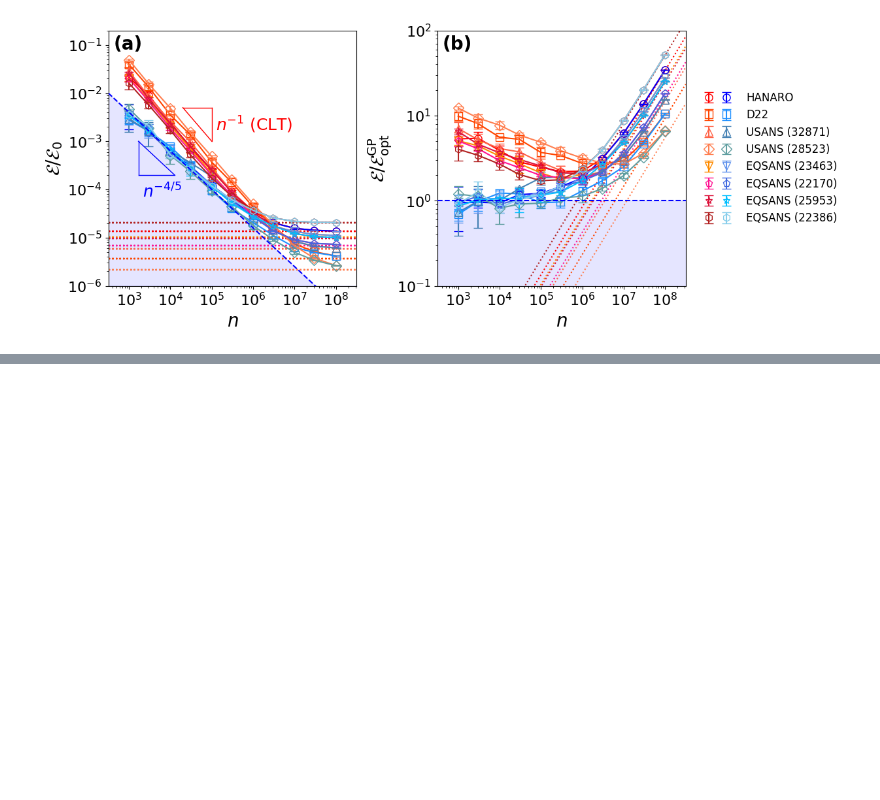
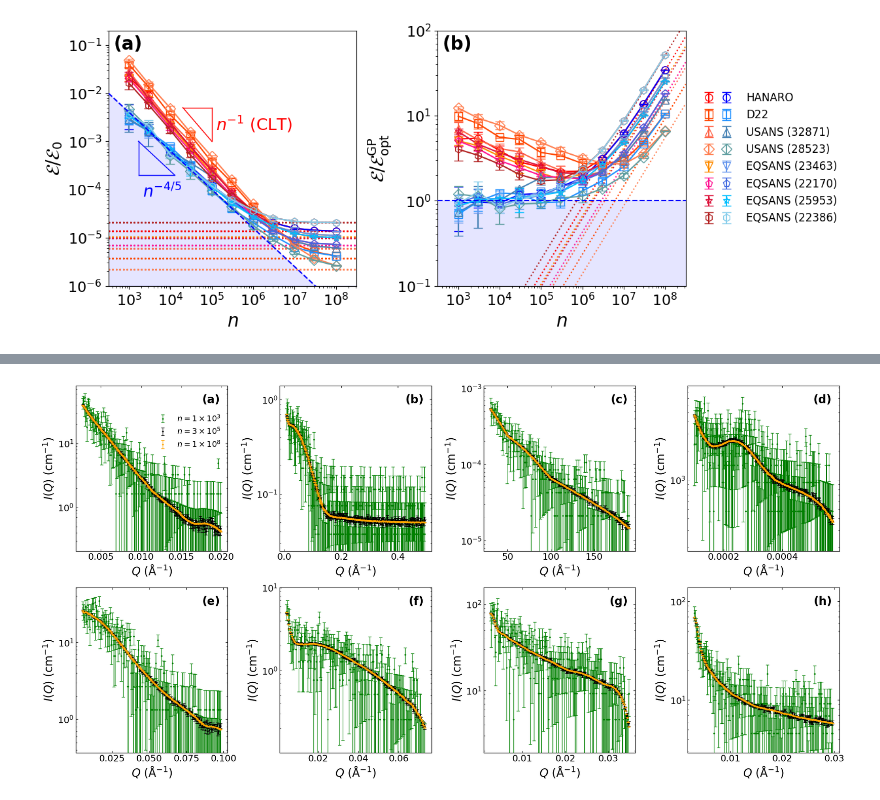
Before and after one commit to ch-tung/MLSR, a Jupyter notebook: binning/test_universality.ipynb, the cells around one changed output, grey strips where cells are left out. Drawn from its saved outputs; the diff is of its cells as text; code cells hidden in the pictures; blank space fills up the shorter version.

```diff
--- a/binning/test_universality.ipynb
+++ b/binning/test_universality.ipynb
@@ -4320,3 +4320,79 @@ beta  = 1.8211e+06 ± 7.7003e+04
 gamma = 3.5161e+12 ± 1.4127e+11
 pre_factor = 1.2471e+03
 [figure]
+# %%
+from matplotlib.colors import LinearSegmentedColormap
+from matplotlib.ticker import ScalarFormatter
+
+
+filename_json_list = ["analysis_HANARO.json", "analysis_D22.json", "analysis_USANS32871.json", "analysis_USANS28523.json",
+                      "analysis_EQSANS23463.json", "analysis_EQSANS22170.json", "analysis_EQSANS25953.json", "analysis_EQSANS22386.json"]
+label_list = ["HANARO", "D22","USANS (32871)", "USANS (28523)",
+              "EQSANS (23463)", "EQSANS (22170)", "EQSANS (25953)", "EQSANS (22386)"]
+fig = plt.figure(figsize=(20, 10))
+count_list_fine = np.logspace(2.5, 8.5, 100)
+# Define red-ish and blue-ish colors based on CIE 1931 uniform chromaticity
+colors_red = ['#FF0000', '#FF4500', '#FF6347', '#FF7F50', '#FF8C00', '#FF1493', '#DC143C', '#B22222']  # 8 red-ish colors
+colors_blue = ['#0000FF', '#1E90FF', '#4682B4', '#5F9EA0', '#6495ED', '#4169E1', '#00BFFF', '#87CEEB']  # 8 blue-ish colors
+symbols = ['o', 's', '^', 'D', 'v', 'p', '*', 'h']
+alpha = 1
+panel_labels = ["(a)", "(b)", "(c)", "(d)", "(e)", "(f)", "(g)", "(h)"]
+
+# Define a continuous color scale over black-green-orange-white
+
+colors = ["green", "black", "orange"]
+cmap = LinearSegmentedColormap.from_list("black-green-orange", colors)
+# cmap = plt.cm.rainbow
+
+for idx, filename_json in enumerate(filename_json_list):
+    with open(filename_json, "r") as f:
+        loaded_data = json.load(f)
+    A0_best = loaded_data["A0_best"]
+    beta_best = loaded_data["beta_best"]
+    beta_best_std = loaded_data["beta_best_std"]
+    gamma_best = loaded_data["gamma_best"]
+    gamma_best_std = loaded_data["gamma_best_std"]
+    pre_factor = loaded_data["pre_factor"]
+    count_list = np.array(loaded_data["count_list"])
+    mise_instr_stat = np.array(loaded_data["mise_instr_stat"])
+    mise_FD_stat = np.array(loaded_data["mise_FD_stat"])
+    mise_GP_stat = np.array(loaded_data["mise_GP_stat"])
+    sd_syn = loaded_data["synthetic_data_list"][0]
+    data = sd_syn[next(iter(sd_syn))][next(iter(sd_syn[next(iter(sd_syn))]))]
+
+
+    cb = colors_blue[idx]
+    cr = colors_red[idx]
+
+    print(f"Results from {filename_json}:")
+    print('alpha*n = {:.4e}'.format(A0_best))
+    print('beta  = {:.4e} ± {:.4e}'.format(beta_best, beta_best_std))
+    print('gamma = {:.4e} ± {:.4e}'.format(gamma_best, gamma_best_std))
+    print('pre_factor = {:.4e}'.format(pre_factor))
+
+    ax = fig.add_subplot(2, 4, idx + 1)
+
+    for i_count, count in enumerate(count_list[[0,5,10]]):
+        sd_syn_time = data[str(count)]
+        ax.errorbar(sd_syn_time['Q'], sd_syn_time['I'], yerr=sd_syn_time['I_err'],
+                label=f'$n={np.ceil(count/10**(np.floor(np.log10(count)))).astype(int)}\\times 10^{np.floor(np.log10(count)).astype(int)}$',
+                fmt='o', markersize=2, elinewidth=1, capsize=3,
+                color=colors[i_count])
+    ax.set_yscale('log')
+    # ax.set_xscale('log')
+    # ax.set_xlim(2e-3, 2e-2)
+    # ax.set_ylim(1e-1, 1e2)
+    ax.set_ylim(np.min(sd_syn_time['I'])/2, np.max(sd_syn_time['I'])*2)
+    # ax.set_xticks([0e-4, 2e-4, 4e-4, 6e-4])
+    # ax.set_xticklabels(['0', '2', '4', '6'])
+    ax.set_xlabel(r'$Q$ ($\mathrm{\AA}^{-1}$)', fontsize=20)
+    ax.set_ylabel(r'$I(Q)$ ($\mathrm{cm}^{-1}$)', fontsize=20)
+    ax.tick_params(axis='both', which='both', direction='in', top=True, right=True, labelsize=16)
+    # ax.set_xlim(10**np.floor(np.log10(np.min(sd_syn_time['Q']))), 10**np.ceil(np.log10(np.max(sd_syn_time['Q']))))
+    if idx==0:
+        ax.legend(fontsize=14, frameon=False, loc=(0.5,0.6))
+
+    ax.text(0.95, 0.95, panel_labels[idx], transform=ax.transAxes, ha='right', va='top', fontsize=20, fontweight='bold')
+
+plt.tight_layout()
+# %% [output]
@@ -4322,0 +4416 @@ pre_factor = 1.2471e+03
+[figure, added]
```
Also changed, not shown: parts of 1 cell of this notebook.
